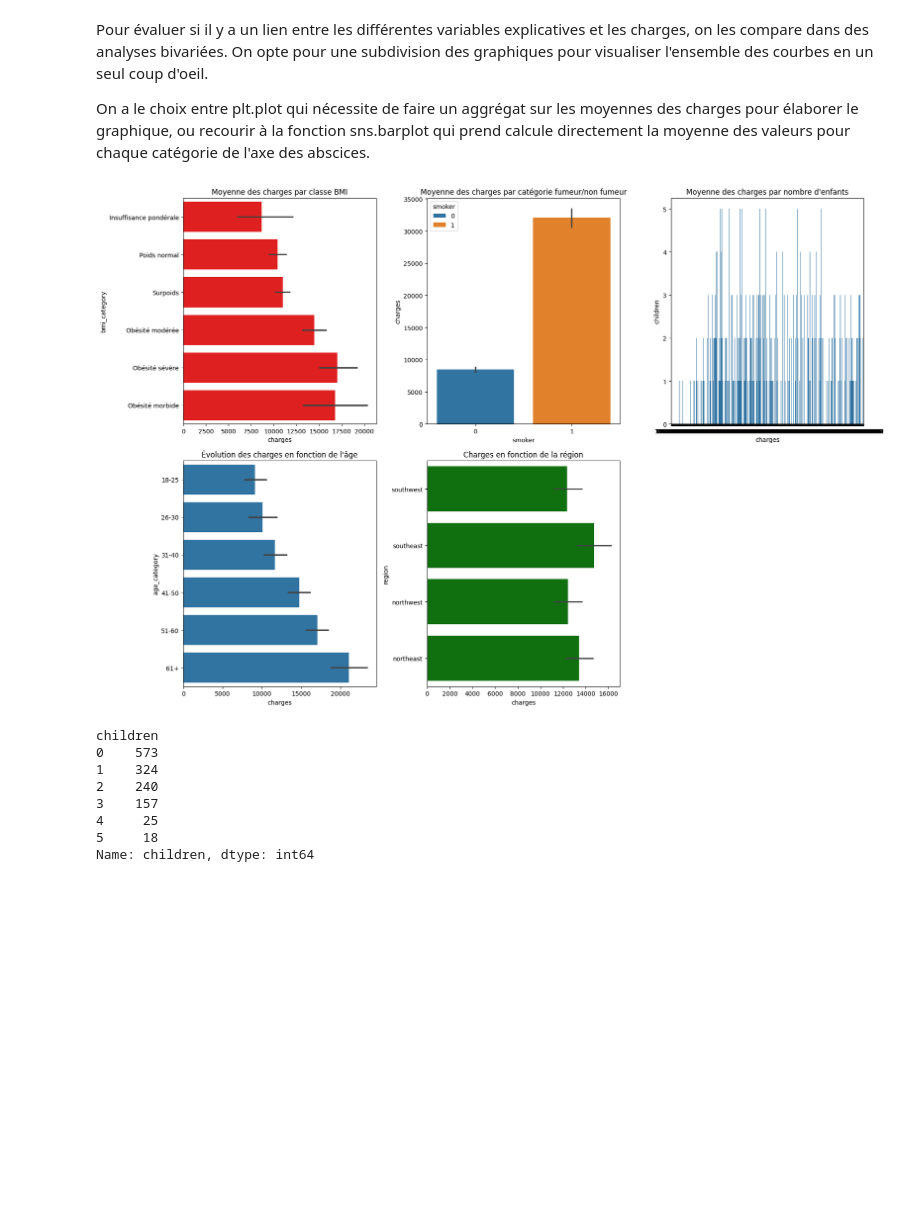
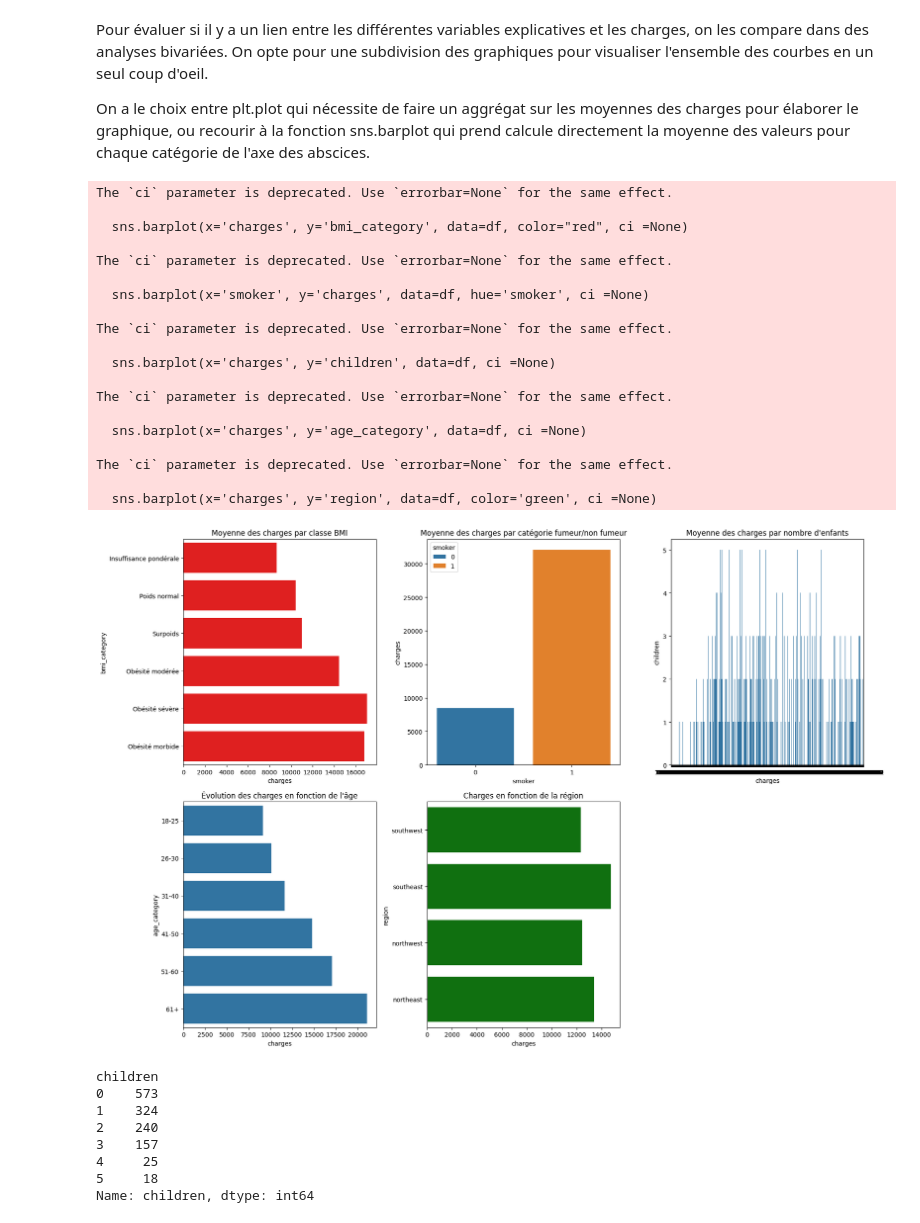
Before and after one commit to ChristianPRO1982/insurance_premium_SC, a Jupyter notebook: chris.ipynb, the cells around one changed output. Drawn from its saved outputs; the diff is of its cells as text; code cells hidden in the pictures; blank space fills up the shorter version.

```diff
--- a/chris.ipynb
+++ b/chris.ipynb
@@ -197,35 +197,52 @@ On a le choix entre plt.plot qui nécessite de faire un aggrégat sur les moyenn
 # %%
 
 plt.figure(figsize=(18, 12))
 
 plt.subplot(2, 3, 1)
-sns.barplot(x='charges', y='bmi_category', data=df, color="red")
+sns.barplot(x='charges', y='bmi_category', data=df, color="red", ci =None)
 plt.title('Moyenne des charges par classe BMI')
 
 # Barres pour la moyenne des charges par classe fumeur et non fumeur
 plt.subplot(2, 3, 2)
-sns.barplot(x='smoker', y='charges', data=df, hue='smoker')
+sns.barplot(x='smoker', y='charges', data=df, hue='smoker', ci =None)
 plt.title('Moyenne des charges par catégorie fumeur/non fumeur')
 
-# Barres pour la moyenne des charges par nombre d'enfants
 plt.subplot(2, 3, 3)
-sns.barplot(x='charges', y='children', data=df)
+sns.barplot(x='charges', y='children', data=df, ci =None)
 plt.title('Moyenne des charges par nombre d\'enfants')
 
-# Barres pour les charges moyennes par age
 plt.subplot(2, 3, 4)
-sns.barplot(x='charges', y='age_category', data=df)
+sns.barplot(x='charges', y='age_category', data=df, ci =None)
 plt.title('Évolution des charges en fonction de l\'âge')
 
-# Barres pour les charges moyennes par region
+# regions
 plt.subplot(2, 3, 5)
-sns.barplot(x='charges', y='region', data=df, color='green')
+sns.barplot(x='charges', y='region', data=df, color='green', ci =None)
 plt.title('Charges en fonction de la région')
 
 plt.tight_layout()
 plt.show()
 # %% [output]
+The `ci` parameter is deprecated. Use `errorbar=None` for the same effect.
+
+  sns.barplot(x='charges', y='bmi_category', data=df, color="red", ci =None)
+
+The `ci` parameter is deprecated. Use `errorbar=None` for the same effect.
+
+  sns.barplot(x='smoker', y='charges', data=df, hue='smoker', ci =None)
+
+The `ci` parameter is deprecated. Use `errorbar=None` for the same effect.
+
+  sns.barplot(x='charges', y='children', data=df, ci =None)
+
+The `ci` parameter is deprecated. Use `errorbar=None` for the same effect.
+
+  sns.barplot(x='charges', y='age_category', data=df, ci =None)
+
+The `ci` parameter is deprecated. Use `errorbar=None` for the same effect.
+
+  sns.barplot(x='charges', y='region', data=df, color='green', ci =None)
-[figure, old version]
+[figure, new version]
 # %%
 df["children"].describe()
 
```
